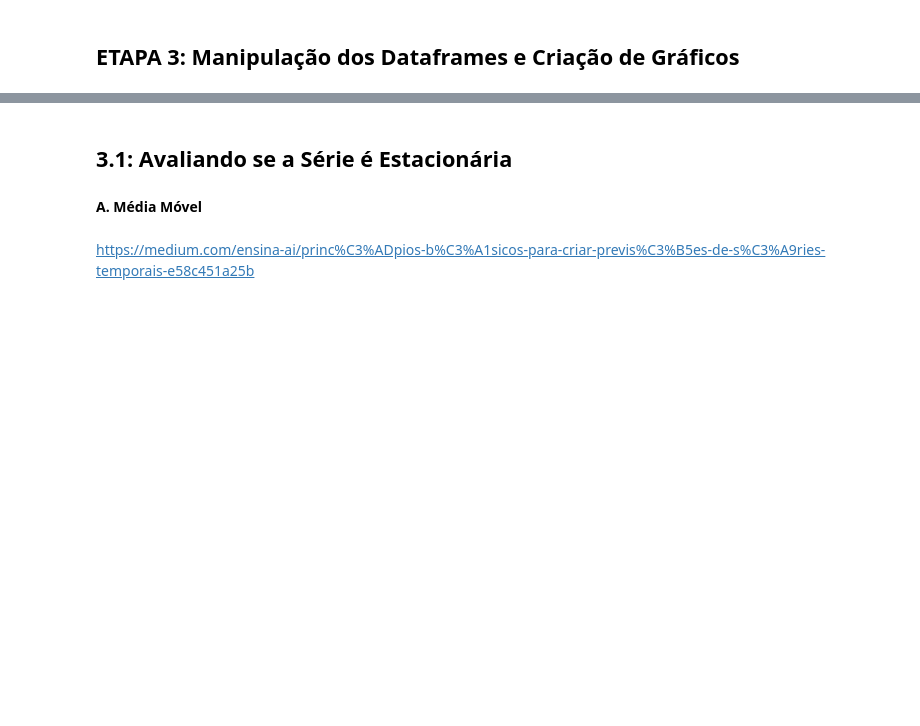
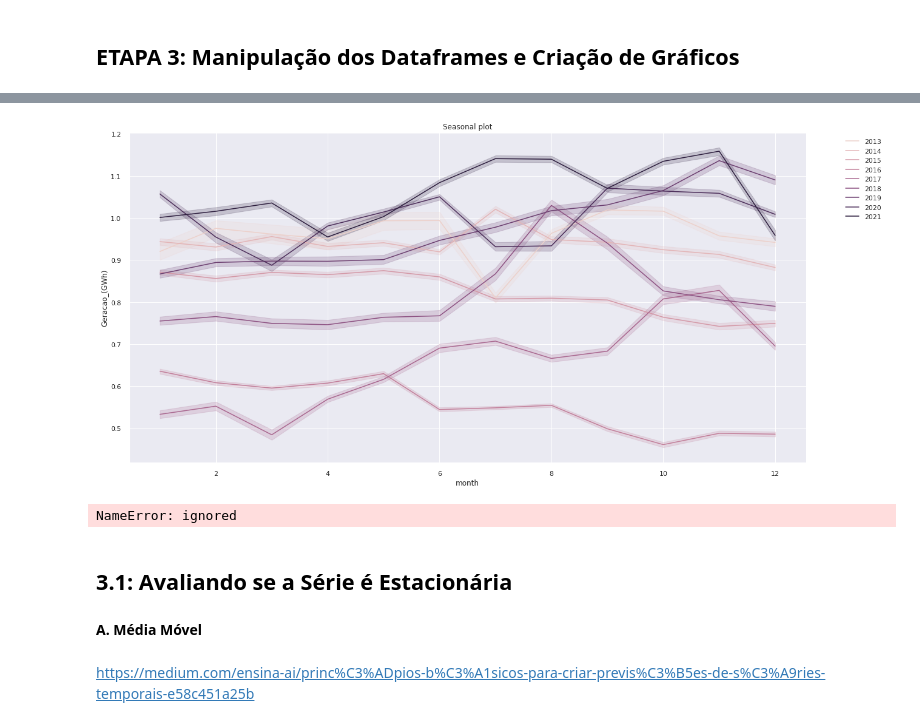
Before and after one commit to Leonardorochagit/Geracao_Energia, a Jupyter notebook: Previsao_GeracaoEnergia_AM.ipynb, the cells around one changed output, grey strips where cells are left out. Drawn from its saved outputs; the diff is of its cells as text; code cells hidden in the pictures; blank space fills up the shorter version.

```diff
--- a/Previsao_GeracaoEnergia_AM.ipynb
+++ b/Previsao_GeracaoEnergia_AM.ipynb
@@ -365,5 +374,28 @@ plt.show()
 # %%
 #https://plotly.com/python/line-and-scatter/
+# %%
+plt.figure(figsize=(20,10))
+sns.lineplot(data=df,
+             x='month',
+             y='Geracao_(GWh)',
+             hue='year',
+             legend='full')
+
+# add title
+plt.title('Seasonal plot')
+
+# move the legend outside of the main figure
+plt.legend(bbox_to_anchor=(1.05, 1), loc=2);
+# %% [output]
+[figure, added]
+# %%
+fig = px.line_polar(df, r='Geracao_(GWh)', theta='month',
+                    color='year', line_close=True,
+                    title='Polar seasonal plot',
+                    width=600, height=500)
+fig.show()
+# %% [output]
+NameError: ignored
 # %% [markdown]
 ## **3.1: Avaliando se a Série é Estacionária**
 # %% [markdown]
```
Also changed, not shown: parts of 27 cells of this notebook.
